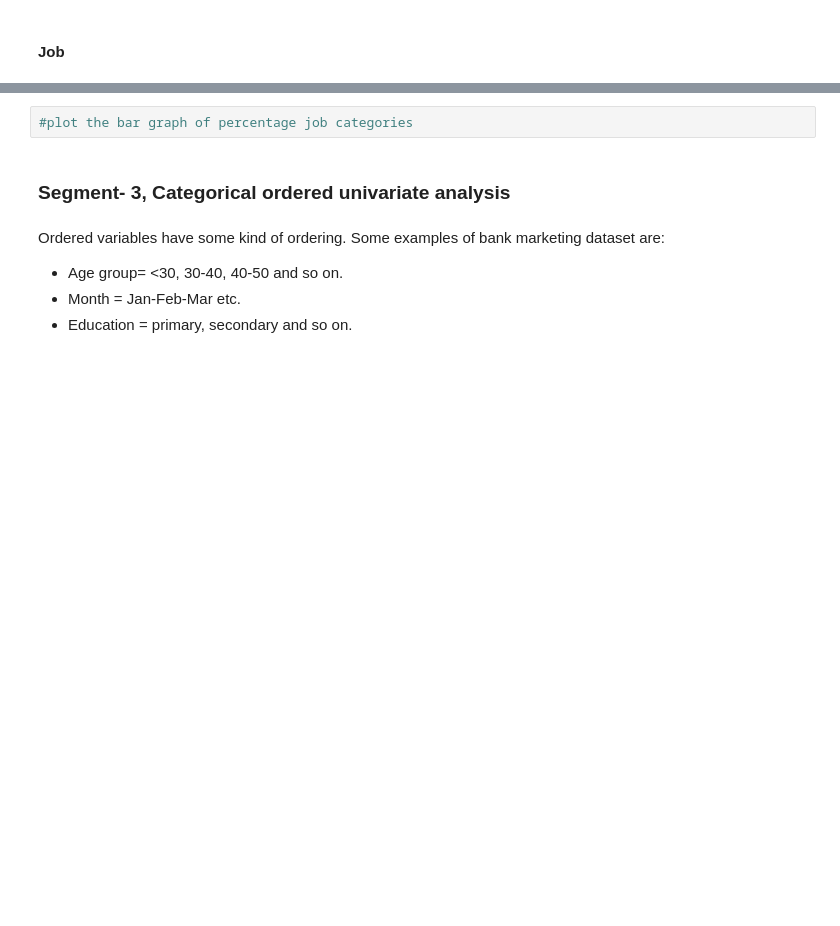
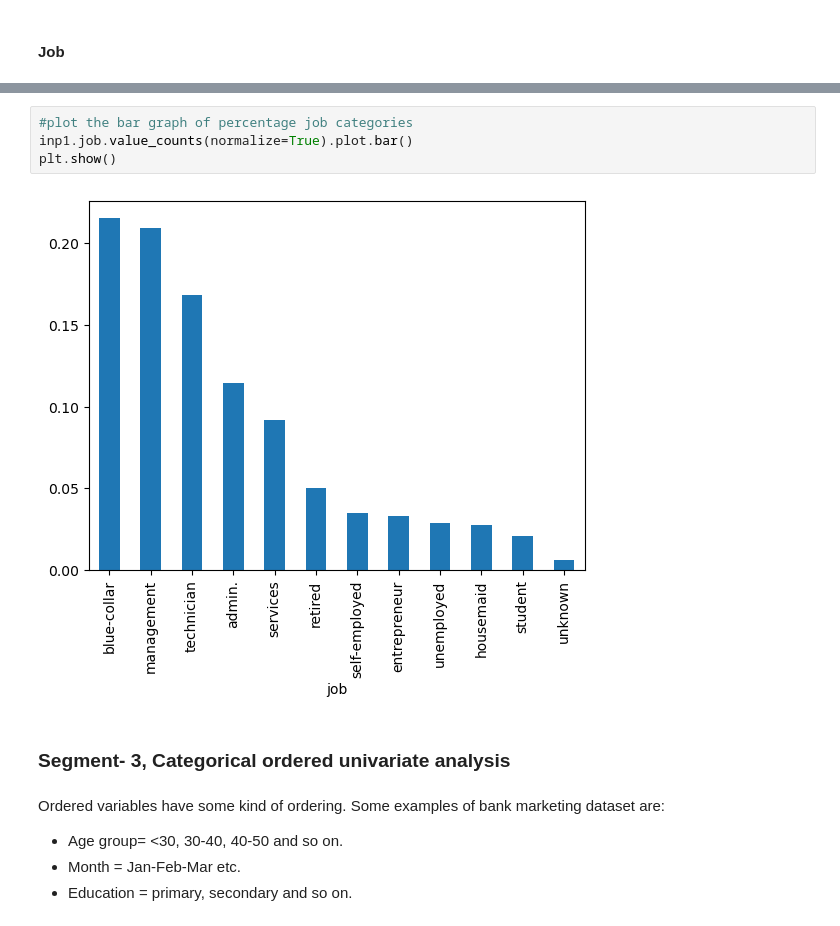
Before and after one commit to Nishanthfiona/DataScience, a Jupyter notebook: Upgrad/Course_1_Datatoolkit/Bank Marketing Case Study EDA/Bank Marketing Campaign EDA NoteBook.ipynb, the cells around one changed output, grey strips where cells are left out. Cells and saved outputs as stored; diff of their text form; blank space fills up the shorter version.

```diff
--- a/Upgrad/Course_1_Datatoolkit/Bank Marketing Case Study EDA/Bank Marketing Campaign EDA NoteBook.ipynb
+++ b/Upgrad/Course_1_Datatoolkit/Bank Marketing Case Study EDA/Bank Marketing Campaign EDA NoteBook.ipynb
@@ -568,5 +652,9 @@ Unordered data do not have the notion of high-low, more-less etc. Example:
 # %%
 #plot the bar graph of percentage job categories
+inp1.job.value_counts(normalize=True).plot.bar()
+plt.show()
+# %% [output]
+[figure, added]
 # %% [markdown]
 ### Segment- 3, Categorical ordered univariate analysis
 # %% [markdown]
```
Also changed, not shown: parts of 14 cells of this notebook, 2 other files.
